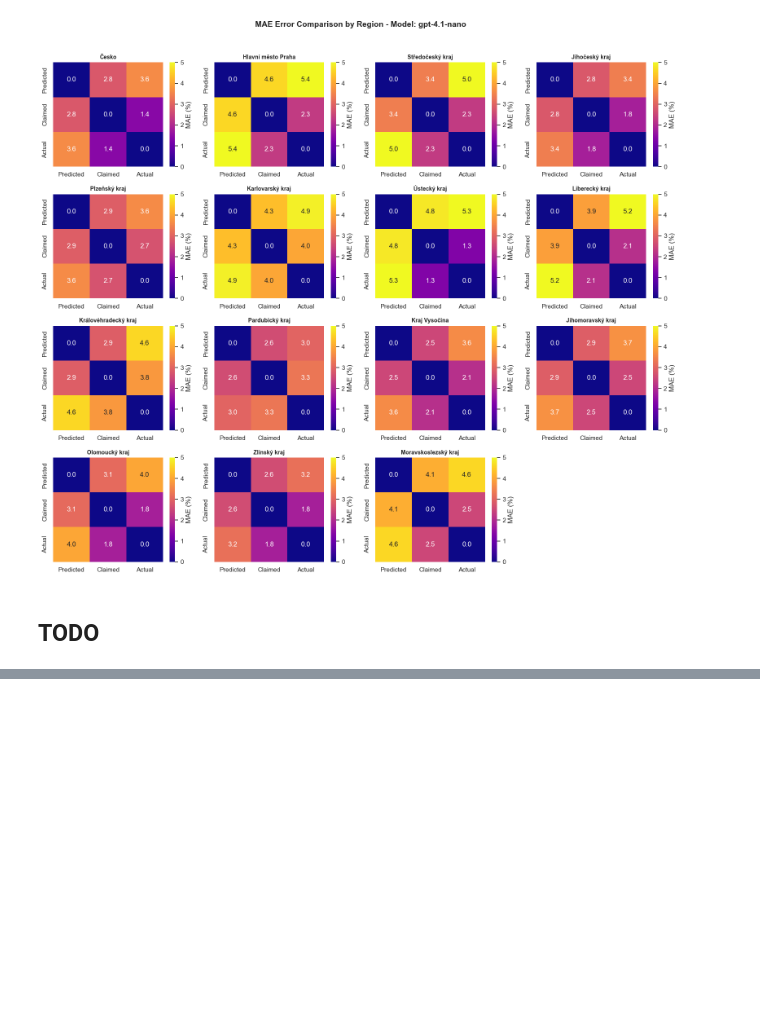
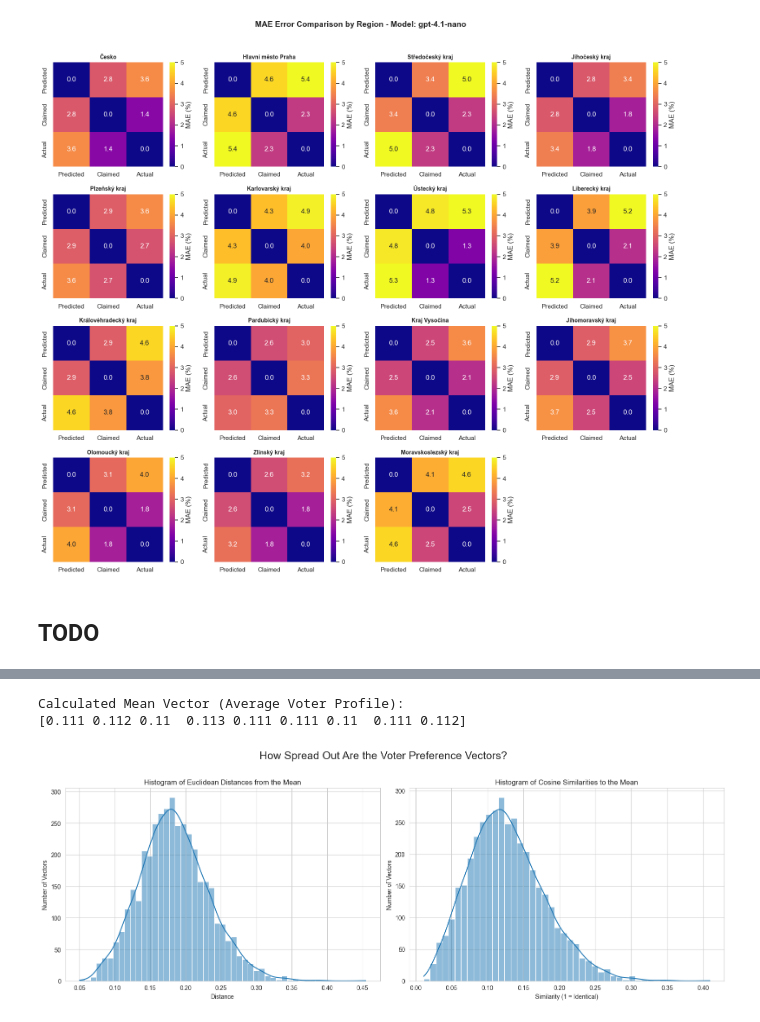
Before and after one commit to 11NIKTO11/Panel_LLM, a Jupyter notebook: Result_analysis.ipynb, the cells around one changed output, grey strips where cells are left out. Saved outputs shown, nothing was run; the diff lists cells and outputs as text; code cells hidden in the pictures; blank space fills up the shorter version.

```diff
--- a/Result_analysis.ipynb
+++ b/Result_analysis.ipynb
@@ -240,0 +278,79 @@ Saved regional MAE CSV to: results/regional_pairwise_mae_t=0_gpt-4.1-nano.csv
+# %%
+import numpy as np
+import pandas as pd
+
+def generate_prob_vectors_df(n, m):
+  """
+  Generates n random probability vectors of length m and returns them in a pandas DataFrame.
+
+  Args:
+    n: The number of probability vectors to generate (number of rows).
+    m: The length of each probability vector (number of columns).
+
+  Returns:
+    A pandas DataFrame with n rows and m columns, where each row is a
+    random probability vector.
+  """
+  # Generate an n x m array of random floats between 0 and 1.
+  random_vectors = np.random.rand(n, m)
+
+  # To turn each row into a probability vector, we divide each element
+  # by the sum of its row.
+  # The keepdims=True argument ensures the result of the sum has a shape of (n, 1),
+  # which allows for correct broadcasting during the division.
+  probability_vectors = random_vectors / random_vectors.sum(axis=1, keepdims=True)
+
+  # Create a pandas DataFrame from the numpy array.
+  df = pd.DataFrame(probability_vectors)
+
+  return df
+
+# --- Example Usage ---
+
+# Define the number of vectors (n) and the length of each vector (m).
+num_vectors = 4000
+vector_length = 9
+
+# Generate the DataFrame.
+my_dataframe = generate_prob_vectors_df(num_vectors, vector_length)
+
+# --- 2. Calculate the Mean Vector (The "Center of the Cloud") ---
+mean_vector = my_dataframe.mean().values
+print("Calculated Mean Vector (Average Voter Profile):")
+print(np.round(mean_vector, 3))
+
+
+# --- 3. Calculate Distances from Each Vector to the Mean ---
+# We need to reshape the mean_vector for the distance functions
+mean_vector_reshaped = mean_vector.reshape(1, -1)
+
+# Calculate Euclidean Distances
+euclidean_dists = euclidean_distances(my_dataframe.values, mean_vector_reshaped).flatten()
+
+# Calculate Cosine Similarities
+# Note: Similarity is 1 - distance. High similarity = low distance.
+cosine_sims = cosine_similarity(my_dataframe.values, mean_vector_reshaped).flatten()
+
+
+# --- 4. Visualize the Spread with Histograms ---
+fig, axes = plt.subplots(1, 2, figsize=(16, 6))
+fig.suptitle('How Spread Out Are the Voter Preference Vectors?', fontsize=18)
+
+# Plot Euclidean Distance Histogram
+sns.histplot(euclidean_dists, ax=axes[0], kde=True)
+axes[0].set_title('Histogram of Euclidean Distances from the Mean')
+axes[0].set_xlabel('Distance')
+axes[0].set_ylabel('Number of Vectors')
+
+# Plot Cosine Similarity Histogram
+sns.histplot(1-cosine_sims, ax=axes[1], kde=True)
+axes[1].set_title('Histogram of Cosine Similarities to the Mean')
+axes[1].set_xlabel('Similarity (1 = Identical)')
+axes[1].set_ylabel('Number of Vectors')
+
+plt.tight_layout(rect=[0, 0, 1, 0.96])
+plt.show()
+# %% [output]
+Calculated Mean Vector (Average Voter Profile):
+[0.111 0.112 0.11  0.113 0.111 0.111 0.11  0.111 0.112]
+[figure, added]
```
Also changed, not shown: parts of 10 cells of this notebook, 4 other files.
